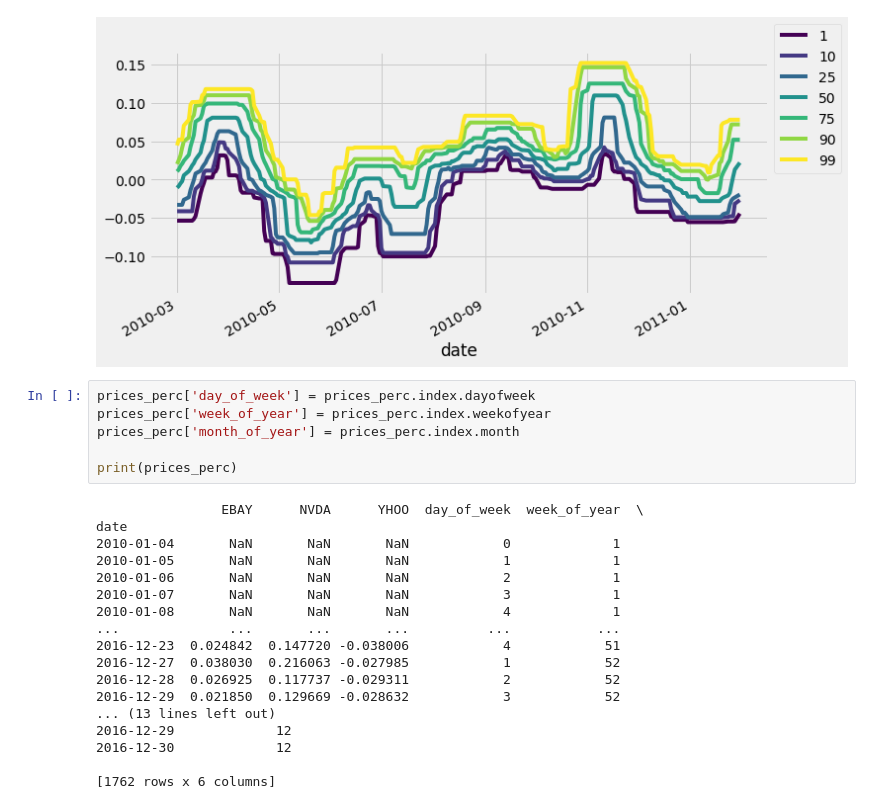
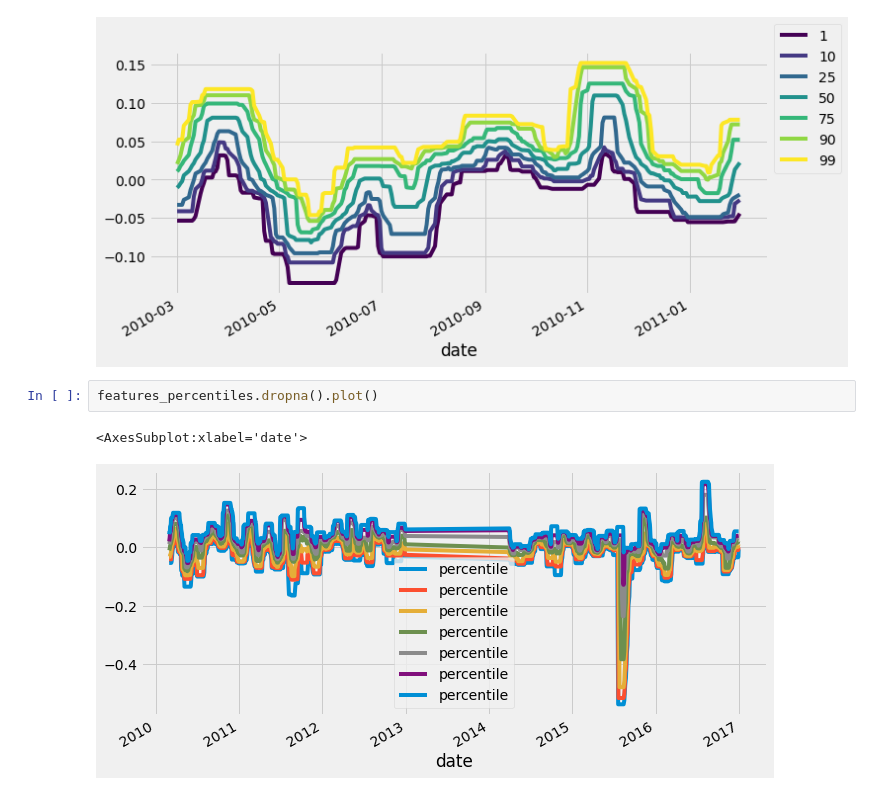
Before and after one commit to esjerome/forecasting, a Jupyter notebook: datacamp/Predicting.ipynb, the cells around one changed output. Cells and saved outputs as stored; diff of their text form.

```diff
--- a/datacamp/Predicting.ipynb
+++ b/datacamp/Predicting.ipynb
@@ -104,27 +104,8 @@ ax.legend(percentiles, loc=(1.01, 0.5));
 #plt.savefig('../images/price_percentile.png')
 # %% [output]
 [figure]
-# %%
-prices_perc['day_of_week'] = prices_perc.index.dayofweek
-prices_perc['week_of_year'] = prices_perc.index.weekofyear
-prices_perc['month_of_year'] = prices_perc.index.month
-
-print(prices_perc)
-# %% [output]
-                EBAY      NVDA      YHOO  day_of_week  week_of_year  \
-date
-2010-01-04       NaN       NaN       NaN            0             1
-2010-01-05       NaN       NaN       NaN            1             1
-2010-01-06       NaN       NaN       NaN            2             1
-2010-01-07       NaN       NaN       NaN            3             1
-2010-01-08       NaN       NaN       NaN            4             1
-...              ...       ...       ...          ...           ...
-2016-12-23  0.024842  0.147720 -0.038006            4            51
-2016-12-27  0.038030  0.216063 -0.027985            1            52
-2016-12-28  0.026925  0.117737 -0.029311            2            52
-2016-12-29  0.021850  0.129669 -0.028632            3            52
-... (13 lines left out)
-2016-12-29             12
-2016-12-30             12
-
-[1762 rows x 6 columns]
+# %%
+features_percentiles.dropna().plot()
+# %% [output]
+<AxesSubplot:xlabel='date'>
+[figure, added]
```
Also changed, not shown: 1 other file.
